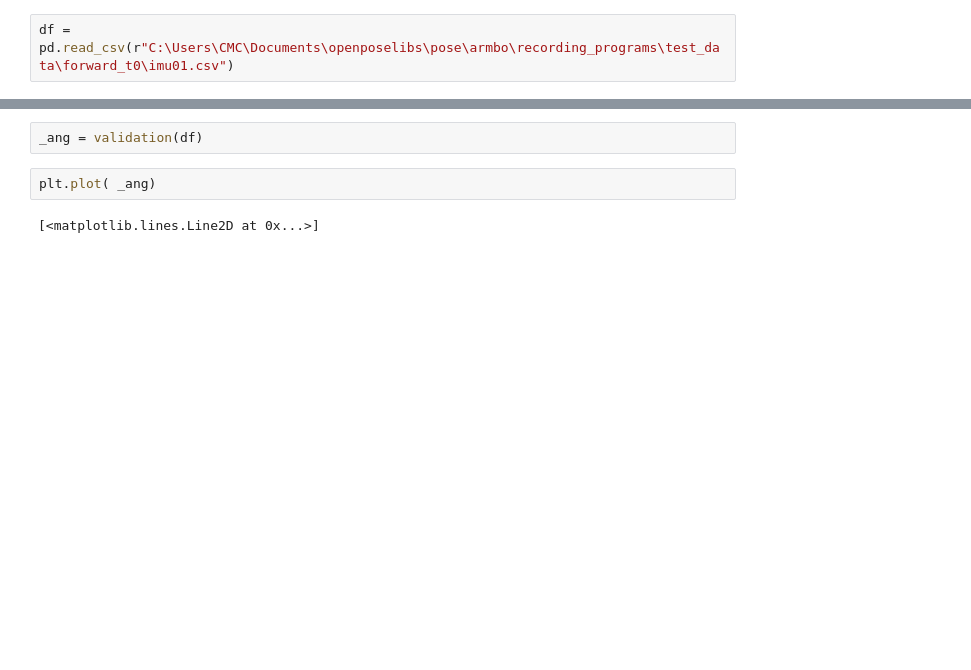
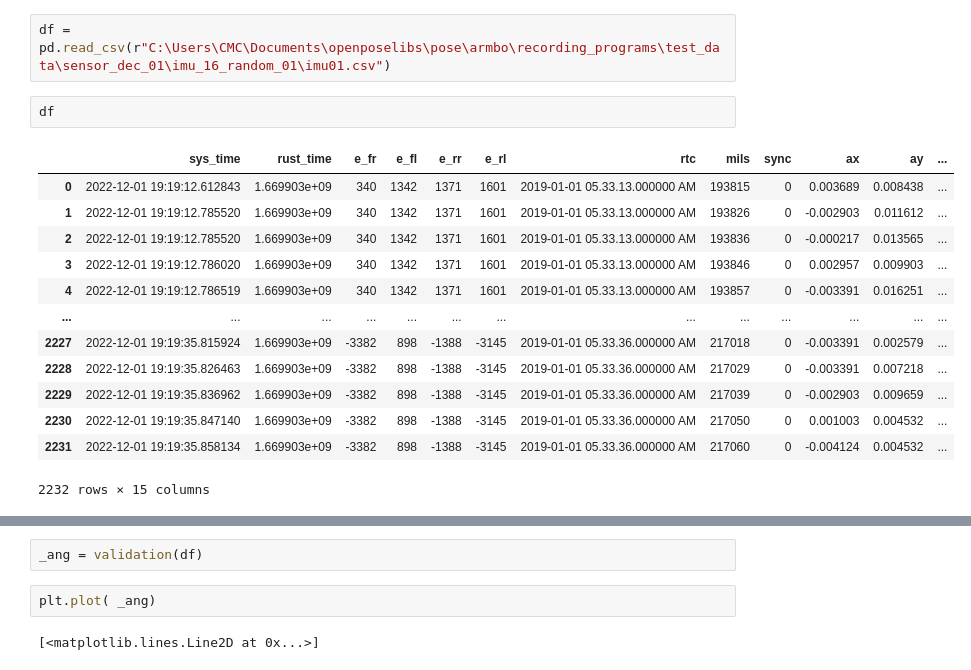
Before and after one commit to SujithChristopher/armbo_preliminary_work, a Jupyter notebook: ipy_notebooks/imu_quaternion.ipynb, the cells around one changed output, grey strips where cells are left out. Saved outputs shown, nothing was run; the diff lists cells and outputs as text; blank space fills up the shorter version.

```diff
--- a/ipy_notebooks/imu_quaternion.ipynb
+++ b/ipy_notebooks/imu_quaternion.ipynb
@@ -10,5 +31,21 @@ q4 = []
 # %%
-df = pd.read_csv(r"C:\Users\CMC\Documents\openposelibs\pose\armbo\recording_programs\test_data\forward_t0\imu01.csv")
+df = pd.read_csv(r"C:\Users\CMC\Documents\openposelibs\pose\armbo\recording_programs\test_data\sensor_dec_01\imu_16_random_01\imu01.csv")
+# %%
+df
+# %% [output]
+|  | sys_time | rust_time | e_fr | e_fl | e_rr | e_rl | rtc | mils | sync | ax | ay | ... |
+| 0 | 2022-12-01 19:19:12.612843 | 1.669903e+09 | 340 | 1342 | 1371 | 1601 | 2019-01-01 05.33.13.000000 AM | 193815 | 0 | 0.003689 | 0.008438 | ... |
+| 1 | 2022-12-01 19:19:12.785520 | 1.669903e+09 | 340 | 1342 | 1371 | 1601 | 2019-01-01 05.33.13.000000 AM | 193826 | 0 | -0.002903 | 0.011612 | ... |
+| 2 | 2022-12-01 19:19:12.785520 | 1.669903e+09 | 340 | 1342 | 1371 | 1601 | 2019-01-01 05.33.13.000000 AM | 193836 | 0 | -0.000217 | 0.013565 | ... |
+| 3 | 2022-12-01 19:19:12.786020 | 1.669903e+09 | 340 | 1342 | 1371 | 1601 | 2019-01-01 05.33.13.000000 AM | 193846 | 0 | 0.002957 | 0.009903 | ... |
+| 4 | 2022-12-01 19:19:12.786519 | 1.669903e+09 | 340 | 1342 | 1371 | 1601 | 2019-01-01 05.33.13.000000 AM | 193857 | 0 | -0.003391 | 0.016251 | ... |
+| ... | ... | ... | ... | ... | ... | ... | ... | ... | ... | ... | ... | ... |
+| 2227 | 2022-12-01 19:19:35.815924 | 1.669903e+09 | -3382 | 898 | -1388 | -3145 | 2019-01-01 05.33.36.000000 AM | 217018 | 0 | -0.003391 | 0.002579 | ... |
+| 2228 | 2022-12-01 19:19:35.826463 | 1.669903e+09 | -3382 | 898 | -1388 | -3145 | 2019-01-01 05.33.36.000000 AM | 217029 | 0 | -0.003391 | 0.007218 | ... |
+| 2229 | 2022-12-01 19:19:35.836962 | 1.669903e+09 | -3382 | 898 | -1388 | -3145 | 2019-01-01 05.33.36.000000 AM | 217039 | 0 | -0.002903 | 0.009659 | ... |
+| 2230 | 2022-12-01 19:19:35.847140 | 1.669903e+09 | -3382 | 898 | -1388 | -3145 | 2019-01-01 05.33.36.000000 AM | 217050 | 0 | 0.001003 | 0.004532 | ... |
+| 2231 | 2022-12-01 19:19:35.858134 | 1.669903e+09 | -3382 | 898 | -1388 | -3145 | 2019-01-01 05.33.36.000000 AM | 217060 | 0 | -0.004124 | 0.004532 | ... |
+2232 rows × 15 columns
 # %%
 def quaternion_multiply(quaternion1, quaternion0):
     w0, x0, y0, z0 = quaternion0
```
Also changed, not shown: parts of 5 cells of this notebook, 2 other files.
